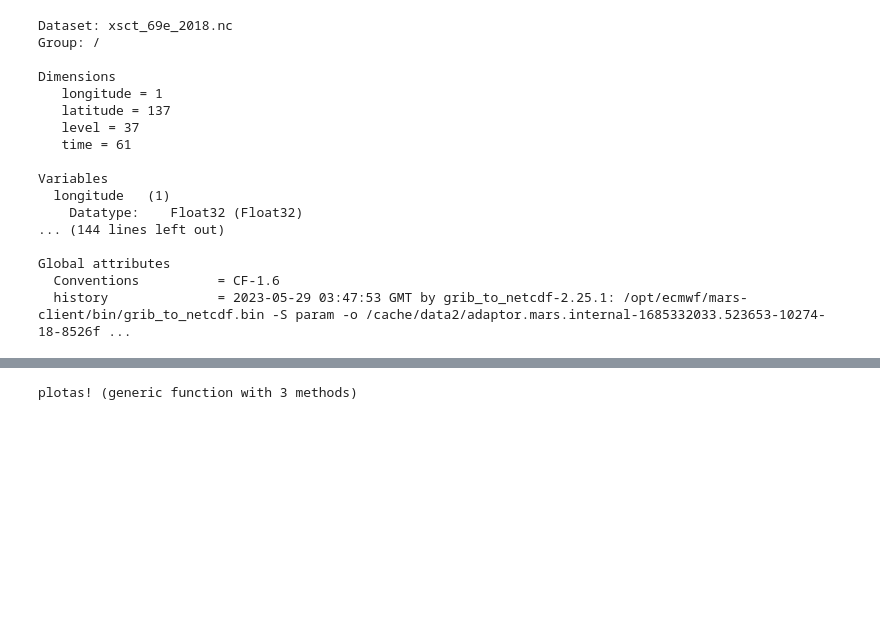
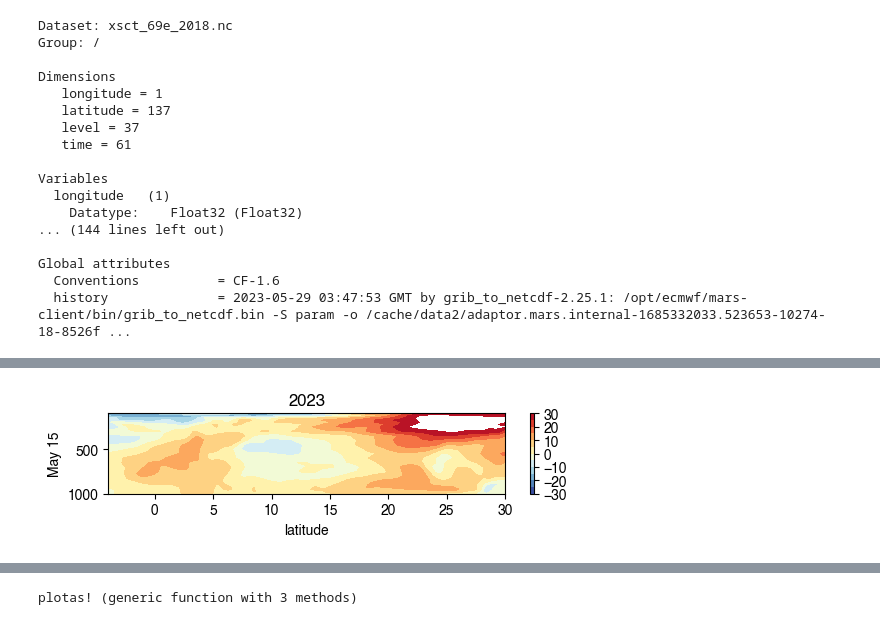
Before and after one commit to deszoeke/ASTRAL-era5, a Jupyter notebook: src/get_cds_era5_xsection.ipynb, the cells around one changed output, grey strips where cells are left out. Drawn from its saved outputs; the diff is of its cells as text; code cells hidden in the pictures; blank space fills up the shorter version.

Commit message:
plot 69e and 15n cross sections

```diff
--- a/src/get_cds_era5_xsection.ipynb
+++ b/src/get_cds_era5_xsection.ipynb
@@ -368,0 +369,18 @@ LoadError: syntax: cannot juxtapose string literal
+# %%
+myear = 2023
+    clf()
+    for it = [1]
+        subplot(4,1,it)
+        it == 1 && title("$(myear)")
+        contourf(ds["latitude"][:], ds["level"][:], permutedims(ds["u"][1,:,:,15*it]),
+            levels = clev,
+            vmin = -30, vmax = 30, cmap=ColorMap("RdYlBu_r"))
+        colorbar()
+        ylim([1000, 100])
+        ylabel("$(Dates.format(DateTime(myear,05,01)+Day(15*it-1), "U dd"))")
+    end
+    xlabel("latitude")
+
+    savefig("xsect_69e_may15-jun29_$(myear).svg")
+# %% [output]
+[figure, added]
```
Also changed, not shown: parts of 5 cells of this notebook, 12 other files.
